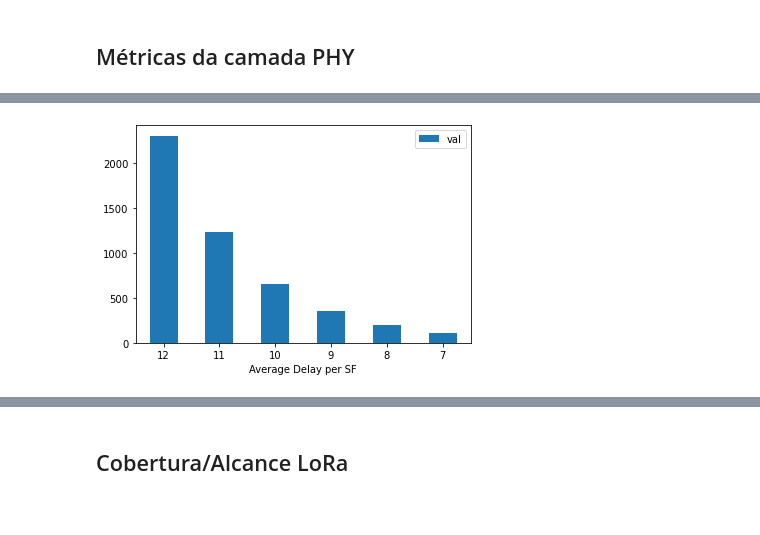
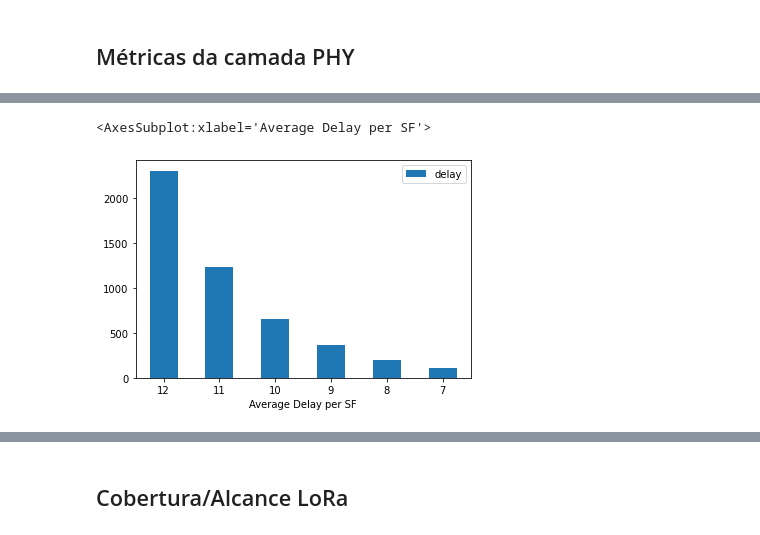
Before and after one commit to wasp-lahis/ns3-bmap, a Jupyter notebook: NS3/lorawan-experiments/smart-campus-applications/analyse_results/unicamp_scenario_analisys.ipynb, the cells around one changed output, grey strips where cells are left out. Cells and saved outputs as stored; diff of their text form; code cells hidden in the pictures.

```diff
--- a/NS3/lorawan-experiments/smart-campus-applications/analyse_results/unicamp_scenario_analisys.ipynb
+++ b/NS3/lorawan-experiments/smart-campus-applications/analyse_results/unicamp_scenario_analisys.ipynb
@@ -281,5 +363,8 @@ delay_df['average_delay_s'].plot.bar(x='lab', y='val', rot=0)
 # %%
-df = pd.DataFrame({'Average Delay per SF':['12', '11', '10', '9', '8', '7'], 'val':[2300, 1232, 656, 348, 195, 107]})
->>> ax = df.plot.bar(x='Average Delay per SF', y='val', rot=0)
+df = pd.DataFrame({'Average Delay per SF':['12', '11', '10', '9', '8', '7'], 'delay':[2301, 1232, 657, 369, 195, 112]})
+ax = df.plot.bar(x='Average Delay per SF', y='delay', rot=0)
+
+ax
 # %% [output]
+<AxesSubplot:xlabel='Average Delay per SF'>
-[figure, old version]
+[figure, new version]
```
Also changed, not shown: parts of 28 cells of this notebook, 7 other files.
